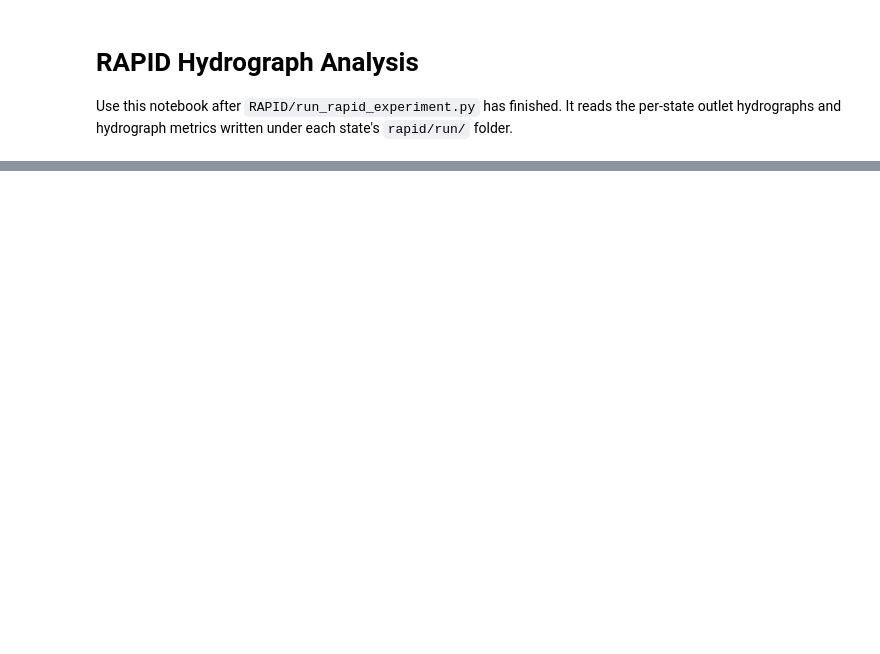
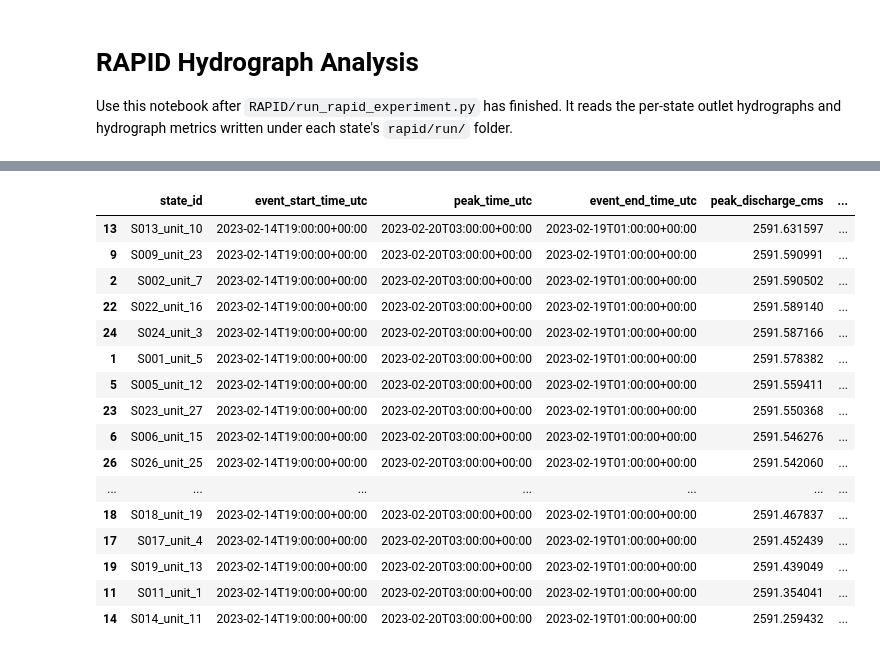
Before and after one commit to niekcde/river_hierarchy, a Jupyter notebook: RAPID/notebooks/rapid_hydrograph_analysis.ipynb, the cells around one changed output, grey strips where cells are left out. Cells and saved outputs as stored; diff of their text form; code cells hidden in the pictures; blank space fills up the shorter version.

```diff
--- a/RAPID/notebooks/rapid_hydrograph_analysis.ipynb
+++ b/RAPID/notebooks/rapid_hydrograph_analysis.ipynb
@@ -23,22 +220,40 @@ run_registry.head()
 # %%
 metric_cols = [
     "state_id",
     "event_start_time_utc",
     "peak_time_utc",
     "event_end_time_utc",
     "peak_discharge_cms",
     "peak_excess_cms",
     "peak_excess_to_end_baseline_cms",
     "time_to_peak_seconds",
     "event_duration_seconds",
     "fall_time_seconds",
     "fall_time_50_seconds",
     "fall_time_10_seconds",
     "e_folding_time_seconds",
     "lag_to_inflow_peak_seconds",
     "peak_attenuation_ratio",
 ]
-run_registry[metric_cols].sort_values("peak_discharge_cms", ascending=False).head(10)
+run_registry[metric_cols].sort_values("peak_discharge_cms", ascending=False).head(28)
+# %% [output]
+|  | state_id | event_start_time_utc | peak_time_utc | event_end_time_utc | peak_discharge_cms | ... |
+| 13 | S013_unit_10 | 2023-02-14T19:00:00+00:00 | 2023-02-20T03:00:00+00:00 | 2023-02-19T01:00:00+00:00 | 2591.631597 | ... |
+| 9 | S009_unit_23 | 2023-02-14T19:00:00+00:00 | 2023-02-20T03:00:00+00:00 | 2023-02-19T01:00:00+00:00 | 2591.590991 | ... |
+| 2 | S002_unit_7 | 2023-02-14T19:00:00+00:00 | 2023-02-20T03:00:00+00:00 | 2023-02-19T01:00:00+00:00 | 2591.590502 | ... |
+| 22 | S022_unit_16 | 2023-02-14T19:00:00+00:00 | 2023-02-20T03:00:00+00:00 | 2023-02-19T01:00:00+00:00 | 2591.589140 | ... |
+| 24 | S024_unit_3 | 2023-02-14T19:00:00+00:00 | 2023-02-20T03:00:00+00:00 | 2023-02-19T01:00:00+00:00 | 2591.587166 | ... |
+| 1 | S001_unit_5 | 2023-02-14T19:00:00+00:00 | 2023-02-20T03:00:00+00:00 | 2023-02-19T01:00:00+00:00 | 2591.578382 | ... |
+| 5 | S005_unit_12 | 2023-02-14T19:00:00+00:00 | 2023-02-20T03:00:00+00:00 | 2023-02-19T01:00:00+00:00 | 2591.559411 | ... |
+| 23 | S023_unit_27 | 2023-02-14T19:00:00+00:00 | 2023-02-20T03:00:00+00:00 | 2023-02-19T01:00:00+00:00 | 2591.550368 | ... |
+| 6 | S006_unit_15 | 2023-02-14T19:00:00+00:00 | 2023-02-20T03:00:00+00:00 | 2023-02-19T01:00:00+00:00 | 2591.546276 | ... |
+| 26 | S026_unit_25 | 2023-02-14T19:00:00+00:00 | 2023-02-20T03:00:00+00:00 | 2023-02-19T01:00:00+00:00 | 2591.542060 | ... |
+| ... | ... | ... | ... | ... | ... | ... |
+| 18 | S018_unit_19 | 2023-02-14T19:00:00+00:00 | 2023-02-20T03:00:00+00:00 | 2023-02-19T01:00:00+00:00 | 2591.467837 | ... |
+| 17 | S017_unit_4 | 2023-02-14T19:00:00+00:00 | 2023-02-20T03:00:00+00:00 | 2023-02-19T01:00:00+00:00 | 2591.452439 | ... |
+| 19 | S019_unit_13 | 2023-02-14T19:00:00+00:00 | 2023-02-20T03:00:00+00:00 | 2023-02-19T01:00:00+00:00 | 2591.439049 | ... |
+| 11 | S011_unit_1 | 2023-02-14T19:00:00+00:00 | 2023-02-20T03:00:00+00:00 | 2023-02-19T01:00:00+00:00 | 2591.354041 | ... |
+| 14 | S014_unit_11 | 2023-02-14T19:00:00+00:00 | 2023-02-20T03:00:00+00:00 | 2023-02-19T01:00:00+00:00 | 2591.259432 | ... |
 # %%
 def load_state_hydrograph(state_id: str) -> pd.DataFrame:
     row = run_registry.loc[run_registry["state_id"].eq(state_id)].iloc[0]
```
Also changed, not shown: parts of 16 cells of this notebook, 1 other file.
